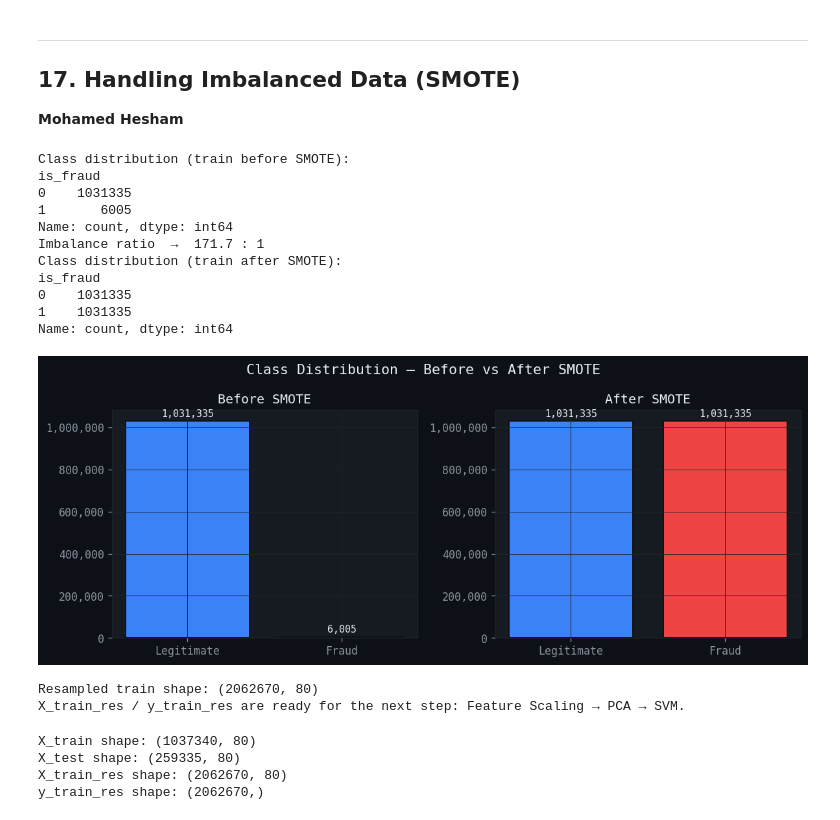
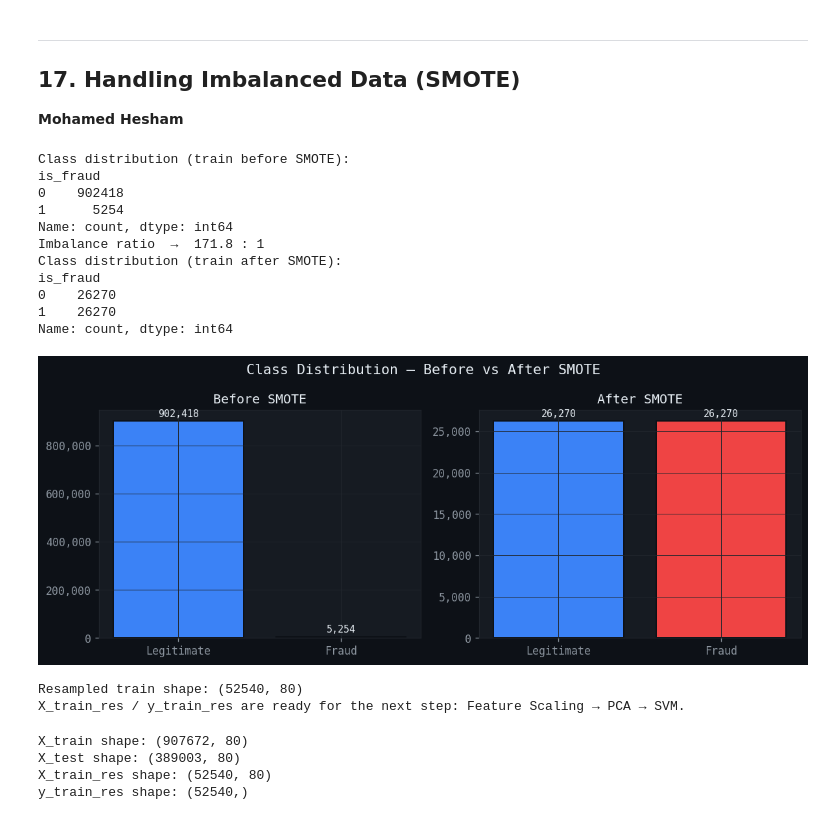
Before and after one commit to SerajEldeen/Data-Computation-Final-Project, a Jupyter notebook: DataComputationProjectEDA.ipynb, the cells around one changed output. Saved outputs shown, nothing was run; the diff lists cells and outputs as text; code cells hidden in the pictures.

```diff
--- a/DataComputationProjectEDA.ipynb
+++ b/DataComputationProjectEDA.ipynb
@@ -73,7 +73,7 @@ Libraries loaded.
 # %% [markdown]
 ## 1. Load & Initial Inspection
 # %%
-FILE_PATH = r'train.csv'
+FILE_PATH = r'./data/train.csv'
 
 df = pd.read_csv(FILE_PATH, index_col=0)   # first column is the row index
 
@@ -855,7 +855,7 @@ y = df_model['is_fraud']
 
 # Split BEFORE encoding to prevent data leakage
 X_train, X_test, y_train, y_test = train_test_split(
-    X, y, test_size=0.2, random_state=61, stratify=y
+    X, y, test_size=0.3, random_state=61, stratify=y
 )
 print(f"Train: {X_train.shape} | Test: {X_test.shape}")
 print(f"Fraud rate — train: {y_train.mean():.4%} | test: {y_test.mean():.4%}")
@@ -870,6 +870,13 @@ label_encoders = {}
 for col in HIGH_CARD:
     le = LabelEncoder()
     X_train[col] = le.fit_transform(X_train[col].astype(str))
+
+    # safe handling for unseen values
+    X_test[col] = X_test[col].astype(str).apply(
+        lambda x: x if x in le.classes_ else le.classes_[0]
+    )
+
+
     # Map unseen test values to first class to avoid transform errors
     X_test[col] = le.transform(
         X_test[col].astype(str).map(
@@ -895,3 +902,32 @@ Shape after encoding — train: (1037340, 80) | test: (259335, 80)
 
 Final feature list:
 ['merchant', 'city', 'city_pop', 'job', 'unix_time', 'trans_hour', 'trans_month', 'age', 'geo_distance_km', 'log_amt', 'category_food_dining', 'category_gas_transport', 'category_grocery_net', 'catego ...
+# %%
+from sklearn.utils import resample
+import pandas as pd
+
+train_data = pd.concat([X_train, y_train], axis=1)
+
+majority = train_data[train_data.is_fraud == 0]
+minority = train_data[train_data.is_fraud == 1]
+
+print("Before downsampling:")
+print("Majority:", len(majority))
+print("Minority:", len(minority))
+
+# KEEP only a controlled ratio
+majority_downsampled = resample(
+    majority,
+    replace=False,
+    n_samples=len(minority) * 5,   # 👈 ratio control (try 5–10)
+    random_state=42
+)
+
+train_balanced = pd.concat([majority_downsampled, minority])
+
+X_train_bal = train_balanced.drop('is_fraud', axis=1)
+y_train_bal = train_balanced['is_fraud']
+
+print("\nAfter downsampling:")
+print(X_train_bal.shape)
+print(y_train_bal.value_counts())
@@ -908,7 +955,7 @@ print(f"Imbalance ratio  →  {counts_before[0] / counts_before[1]:.1f} : 1")
 from imblearn.over_sampling import SMOTE
 
 smote = SMOTE(random_state=42)
-X_train_res, y_train_res = smote.fit_resample(X_train, y_train)
+X_train_res, y_train_res = smote.fit_resample(X_train_bal, y_train_bal)
 
 counts_after = pd.Series(y_train_res).value_counts()
 print("Class distribution (train after SMOTE):")
@@ -920,40 +967,40 @@ fig.suptitle('Class Distribution — Before vs After SMOTE', fontsize=13, color=
 axes[0].bar(['Legitimate', 'Fraud'], counts_before.values,
             color=[LEGIT_C, FRAUD_C], edgecolor=BG, linewidth=1.2)
 for bar, val in zip(axes[0].patches, counts_before.values):
     axes[0].text(bar.get_x() + bar.get_width()/2,
                  bar.get_height() + counts_before.max()*0.01,
                  f'{val:,}', ha='center', va='bottom', fontsize=9, color=TEXT)
 axes[0].set_title('Before SMOTE')
 axes[0].yaxis.set_major_formatter(mticker.FuncFormatter(lambda x, _: f'{x:,.0f}'))
 
 axes[1].bar(['Legitimate', 'Fraud'], counts_after.values,
             color=[LEGIT_C, FRAUD_C], edgecolor=BG, linewidth=1.2)
 for bar, val in zip(axes[1].patches, counts_after.values):
     axes[1].text(bar.get_x() + bar.get_width()/2,
                  bar.get_height() + counts_after.max()*0.01,
                  f'{val:,}', ha='center', va='bottom', fontsize=9, color=TEXT)
 axes[1].set_title('After SMOTE')
 axes[1].yaxis.set_major_formatter(mticker.FuncFormatter(lambda x, _: f'{x:,.0f}'))
 
 plt.tight_layout()
 plt.show()
 
 print(f"\nResampled train shape: {X_train_res.shape}")
 print("X_train_res / y_train_res are ready for the next step: Feature Scaling → PCA → SVM.")
 # %% [output]
 Class distribution (train before SMOTE):
 is_fraud
-0    1031335
-1       6005
+0    902418
+1      5254
 Name: count, dtype: int64
-Imbalance ratio  →  171.7 : 1
+Imbalance ratio  →  171.8 : 1
 Class distribution (train after SMOTE):
 is_fraud
-0    1031335
-1    1031335
+0    26270
+1    26270
 Name: count, dtype: int64
-[figure, old version]
+[figure, new version]
-Resampled train shape: (2062670, 80)
+Resampled train shape: (52540, 80)
 X_train_res / y_train_res are ready for the next step: Feature Scaling → PCA → SVM.
 # %%
 print("X_train shape:", X_train.shape)
@@ -961,7 +1008,7 @@ print("X_test shape:", X_test.shape)
 print("X_train_res shape:", X_train_res.shape)
 print("y_train_res shape:", y_train_res.shape)
 # %% [output]
-X_train shape: (1037340, 80)
-X_test shape: (259335, 80)
-X_train_res shape: (2062670, 80)
-y_train_res shape: (2062670,)
+X_train shape: (907672, 80)
+X_test shape: (389003, 80)
+X_train_res shape: (52540, 80)
+y_train_res shape: (52540,)
```
Also changed, not shown: parts of 19 cells of this notebook, 1 other file.
